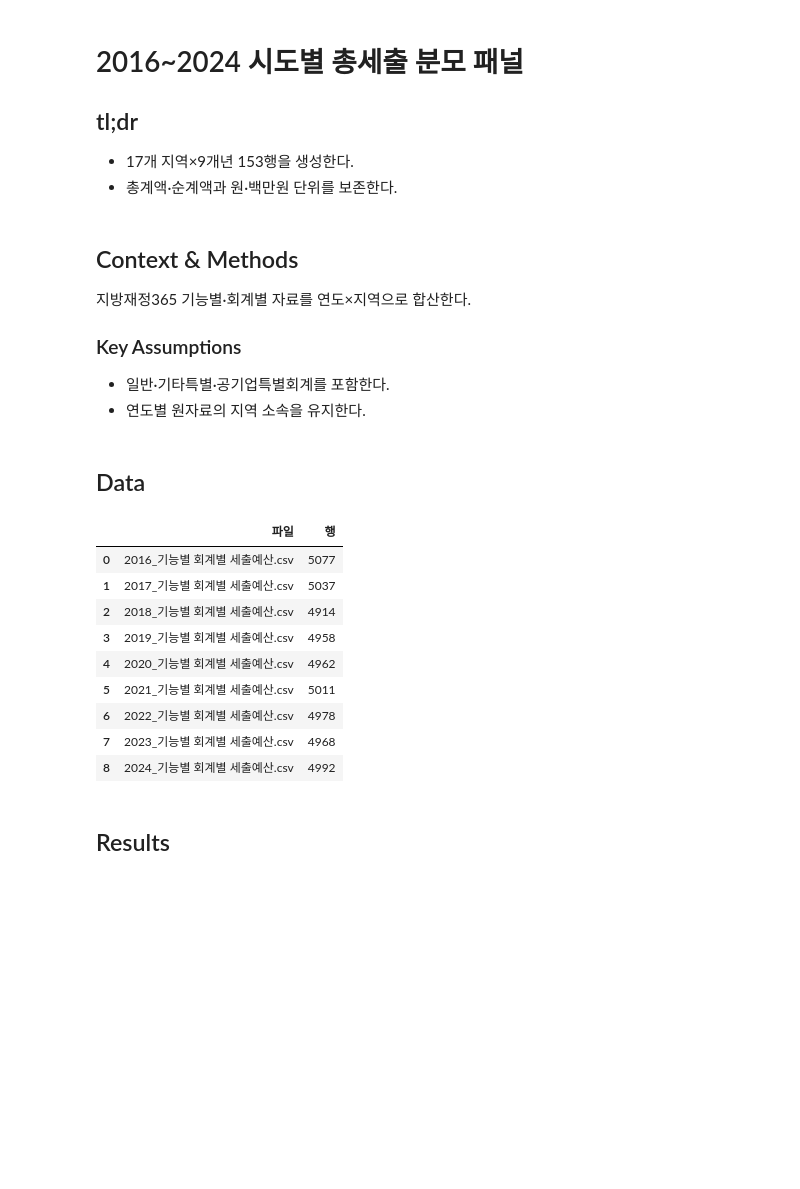
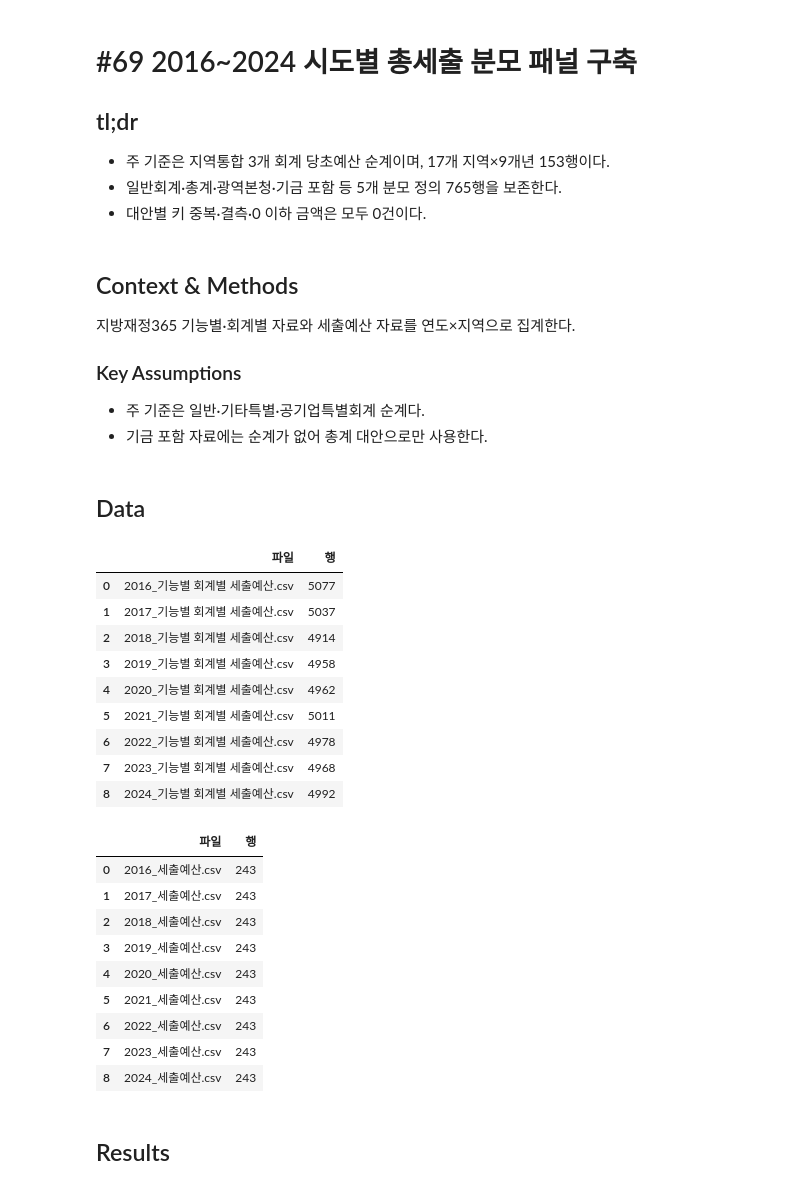
Before and after one commit to JungYeoni/yumocha, a Jupyter notebook: notebooks/20260804_BUILD_2016_2024_시도별_총세출_분모_패널.ipynb, the cells around one changed output. Saved outputs shown, nothing was run; the diff lists cells and outputs as text; code cells hidden in the pictures; blank space fills up the shorter version.

```diff
--- a/notebooks/20260804_BUILD_2016_2024_시도별_총세출_분모_패널.ipynb
+++ b/notebooks/20260804_BUILD_2016_2024_시도별_총세출_분모_패널.ipynb
@@ -1,19 +1,20 @@
 # %% [markdown]
-# 2016~2024 시도별 총세출 분모 패널
+# #69 2016~2024 시도별 총세출 분모 패널 구축
 
 ## tl;dr
 
-- 17개 지역×9개년 153행을 생성한다.
-- 총계액·순계액과 원·백만원 단위를 보존한다.
+- 주 기준은 지역통합 3개 회계 당초예산 순계이며, 17개 지역×9개년 153행이다.
+- 일반회계·총계·광역본청·기금 포함 등 5개 분모 정의 765행을 보존한다.
+- 대안별 키 중복·결측·0 이하 금액은 모두 0건이다.
 # %% [markdown]
 ## Context & Methods
 
-지방재정365 기능별·회계별 자료를 연도×지역으로 합산한다.
+지방재정365 기능별·회계별 자료와 세출예산 자료를 연도×지역으로 집계한다.
 
 ### Key Assumptions
 
-- 일반·기타특별·공기업특별회계를 포함한다.
-- 연도별 원자료의 지역 소속을 유지한다.
+- 주 기준은 일반·기타특별·공기업특별회계 순계다.
+- 기금 포함 자료에는 순계가 없어 총계 대안으로만 사용한다.
 # %%
 from pathlib import Path
 import hashlib
@@ -37,32 +40,58 @@ VALUE_COLUMNS = ["세출예산총계액", "세출예산순계액"]
 # %%
 # 1. 원자료 로드
 parts, source_manifest = [], []
 for path in sorted(RAW_DIR.glob("*.csv")):
     frame = pd.read_csv(path, encoding="utf-8-sig")
     parts.append(frame)
     source_manifest.append(
         {
             "파일": path.name,
             "행": len(frame),
             "sha256": hashlib.sha256(path.read_bytes()).hexdigest(),
         }
     )
 
 raw = pd.concat(parts, ignore_index=True)
 assert len(parts) == 9 and len(raw) == 44_897
 assert set(raw["회계구분명"]) == EXPECTED_ACCOUNTS
 display(pd.DataFrame(source_manifest)[["파일", "행"]])
+
+fund_parts, fund_source_manifest = [], []
+for path in sorted(FUND_RAW_DIR.glob("*.csv")):
+    frame = pd.read_csv(path, encoding="utf-8-sig", dtype={"자치단체코드": "string"})
+    fund_parts.append(frame)
+    fund_source_manifest.append(
+        {
+            "파일": path.name,
+            "행": len(frame),
+            "sha256": hashlib.sha256(path.read_bytes()).hexdigest(),
+        }
+    )
+
+fund_raw = pd.concat(fund_parts, ignore_index=True)
+assert len(fund_parts) == 9 and len(fund_raw) == 2_187
+display(pd.DataFrame(fund_source_manifest)[["파일", "행"]])
 # %% [output]
 |  | 파일 | 행 |
 | 0 | 2016_기능별 회계별 세출예산.csv | 5077 |
 | 1 | 2017_기능별 회계별 세출예산.csv | 5037 |
 | 2 | 2018_기능별 회계별 세출예산.csv | 4914 |
 | 3 | 2019_기능별 회계별 세출예산.csv | 4958 |
 | 4 | 2020_기능별 회계별 세출예산.csv | 4962 |
 | 5 | 2021_기능별 회계별 세출예산.csv | 5011 |
 | 6 | 2022_기능별 회계별 세출예산.csv | 4978 |
 | 7 | 2023_기능별 회계별 세출예산.csv | 4968 |
 | 8 | 2024_기능별 회계별 세출예산.csv | 4992 |
+|  | 파일 | 행 |
+| 0 | 2016_세출예산.csv | 243 |
+| 1 | 2017_세출예산.csv | 243 |
+| 2 | 2018_세출예산.csv | 243 |
+| 3 | 2019_세출예산.csv | 243 |
+| 4 | 2020_세출예산.csv | 243 |
+| 5 | 2021_세출예산.csv | 243 |
+| 6 | 2022_세출예산.csv | 243 |
+| 7 | 2023_세출예산.csv | 243 |
+| 8 | 2024_세출예산.csv | 243 |
 # %% [markdown]
 ## Results
 # %%
```
Also changed, not shown: parts of 6 cells of this notebook, 1 other file.
